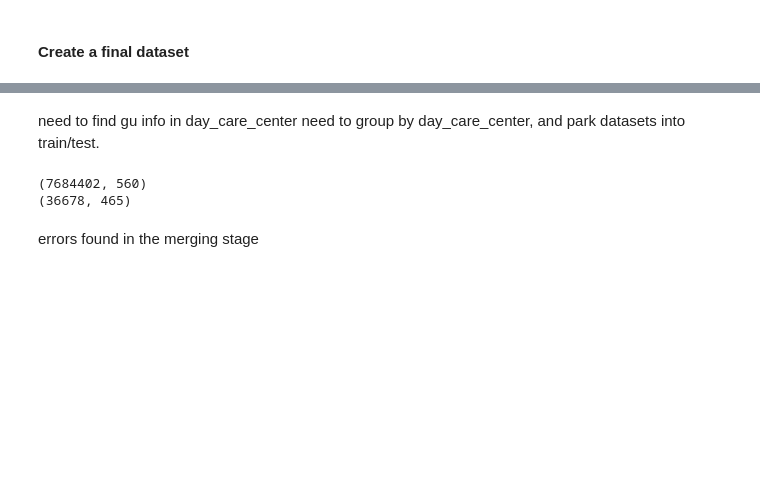
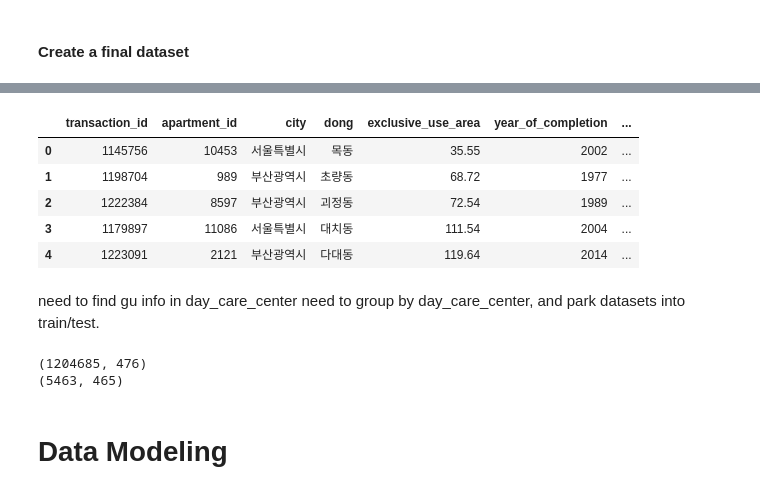
Before and after one commit to eastman-kim/Predict_Apartment_Makret_Price, a Jupyter notebook: Apt Real Price Prediction.ipynb, the cells around one changed output, grey strips where cells are left out. Saved outputs shown, nothing was run; the diff lists cells and outputs as text; code cells hidden in the pictures; blank space fills up the shorter version.

```diff
--- a/Apt Real Price Prediction.ipynb
+++ b/Apt Real Price Prediction.ipynb
@@ -733,0 +704,3 @@ test = test.merge(day_care_df, 'left', on=['city','gu'])
+# %%
+test_park = test.merge(park_df, 'left')
+test_park.isnull().sum()
@@ -733,0 +712,13 @@ test = test.merge(day_care_df, 'left', on=['city','gu'])
+# %%
+#fill those NAs with median of nearby gu
+test_park.loc[test.gu=='마포구', 'total_park_cnt'] = test_park.loc[test_park.gu=='마포구'].fillna(test_park.loc[test_park.gu=='서대문구'].median())
+test_park.loc[test.gu=='마포구', 'avg_park_area'] = test_park.loc[test_park.gu=='마포구'].fillna(test_park.loc[test_park.gu=='서대문구'].median())
+
+test_park.loc[test.gu=='성북구', 'total_park_cnt'] = test_park.loc[test_park.gu=='성북구'].fillna(test_park.loc[test_park.gu=='강북구'].median())
+test_park.loc[test.gu=='성북구', 'avg_park_area'] = test_park.loc[test_park.gu=='성북구'].fillna(test_park.loc[test_park.gu=='강북구'].median())
+
+test_park.loc[test.gu=='기장군', 'total_park_cnt'] = test_park.loc[test_park.gu=='기장군'].fillna(test_park.loc[test_park.gu=='금정구'].median())
+test_park.loc[test.gu=='기장군', 'avg_park_area'] = test_park.loc[test_park.gu=='기장군'].fillna(test_park.loc[test_park.gu=='금정구'].median())
+# %%
+test_park_day = test_park.merge(day_care_df, 'left')
+test_park_day.isnull().sum()
@@ -733,0 +746,6 @@ test = test.merge(day_care_df, 'left', on=['city','gu'])
+# %%
+#fill those NAs with median of nearby gu
+test_park_day.loc[test_park_day.gu=='동대문구', 'avg_baby_per_teacher'] = test_park_day.loc[test_park_day.gu=='동대문구'].fillna(test_park_day.loc[test_park_day.gu=='성동구'].median())
+test_park_day.loc[test_park_day.gu=='마포구', 'avg_baby_per_teacher'] = test_park_day.loc[test_park_day.gu=='마포구'].fillna(test_park_day.loc[test_park_day.gu=='서대문구'].median())
+test_park_day.loc[test_park_day.gu=='성북구', 'avg_baby_per_teacher'] = test_park_day.loc[test_park_day.gu=='성북구'].fillna(test_park_day.loc[test_park_day.gu=='도봉구'].median())
+test_park_day.loc[test_park_day.gu=='용산구', 'avg_baby_per_teacher'] = test_park_day.loc[test_park_day.gu=='용산구'].fillna(test_park_day.loc[test_park_day.gu=='동작구'].median())
@@ -734,17 +922,26 @@ test = test.merge(day_care_df, 'left', on=['city','gu'])
+# %%
+test_park_day.head()
+# %% [output]
+|  | transaction_id | apartment_id | city | dong | exclusive_use_area | year_of_completion | ... |
+| 0 | 1145756 | 10453 | 서울특별시 | 목동 | 35.55 | 2002 | ... |
+| 1 | 1198704 | 989 | 부산광역시 | 초량동 | 68.72 | 1977 | ... |
+| 2 | 1222384 | 8597 | 부산광역시 | 괴정동 | 72.54 | 1989 | ... |
+| 3 | 1179897 | 11086 | 서울특별시 | 대치동 | 111.54 | 2004 | ... |
+| 4 | 1223091 | 2121 | 부산광역시 | 다대동 | 119.64 | 2014 | ... |
 # %% [markdown]
 need to find gu info in day_care_center
 need to group by day_care_center, and park datasets into train/test.
 # %%
 # one-hot encodings
-train = pd.get_dummies(train, columns=['city','dong','year_of_completion',
-                                       'transaction_year','transaction_month','transaction_date'])
+train = pd.get_dummies(train_park_day, columns=['city','dong','year_of_completion',
+                                                'transaction_year','transaction_month','transaction_date'])
 print(train.shape)
 
-test = pd.get_dummies(test, columns=['city','dong','year_of_completion',
-                                     'transaction_year','transaction_month','transaction_date'])
+test = pd.get_dummies(test_park_day, columns=['city','dong','year_of_completion',
+                                              'transaction_year','transaction_month','transaction_date'])
 print(test.shape)
 # %% [output]
-(7684402, 560)
-(36678, 465)
+(1204685, 476)
+(5463, 465)
-# %% [markdown]
-errors found in the merging stage
+# %% [markdown]
+# Data Modeling
```
Also changed, not shown: parts of 34 cells of this notebook.
